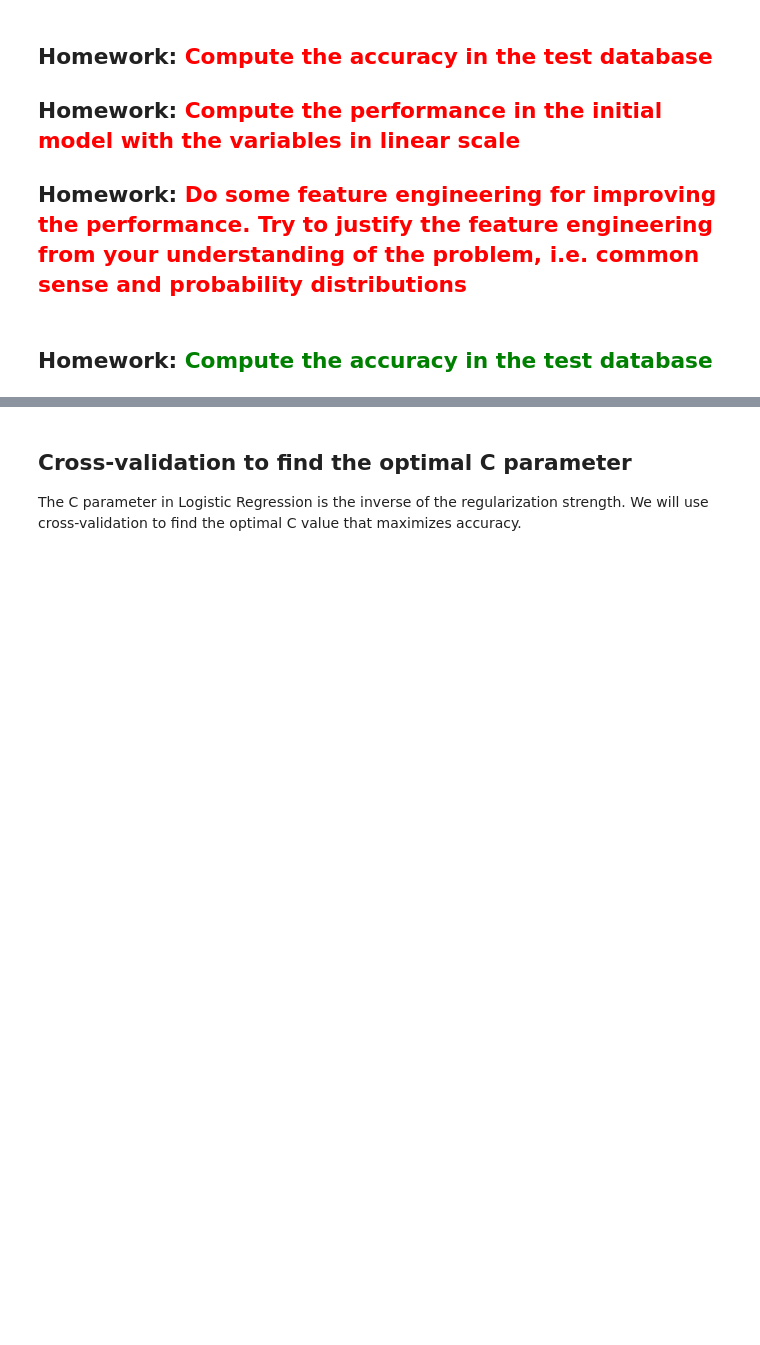
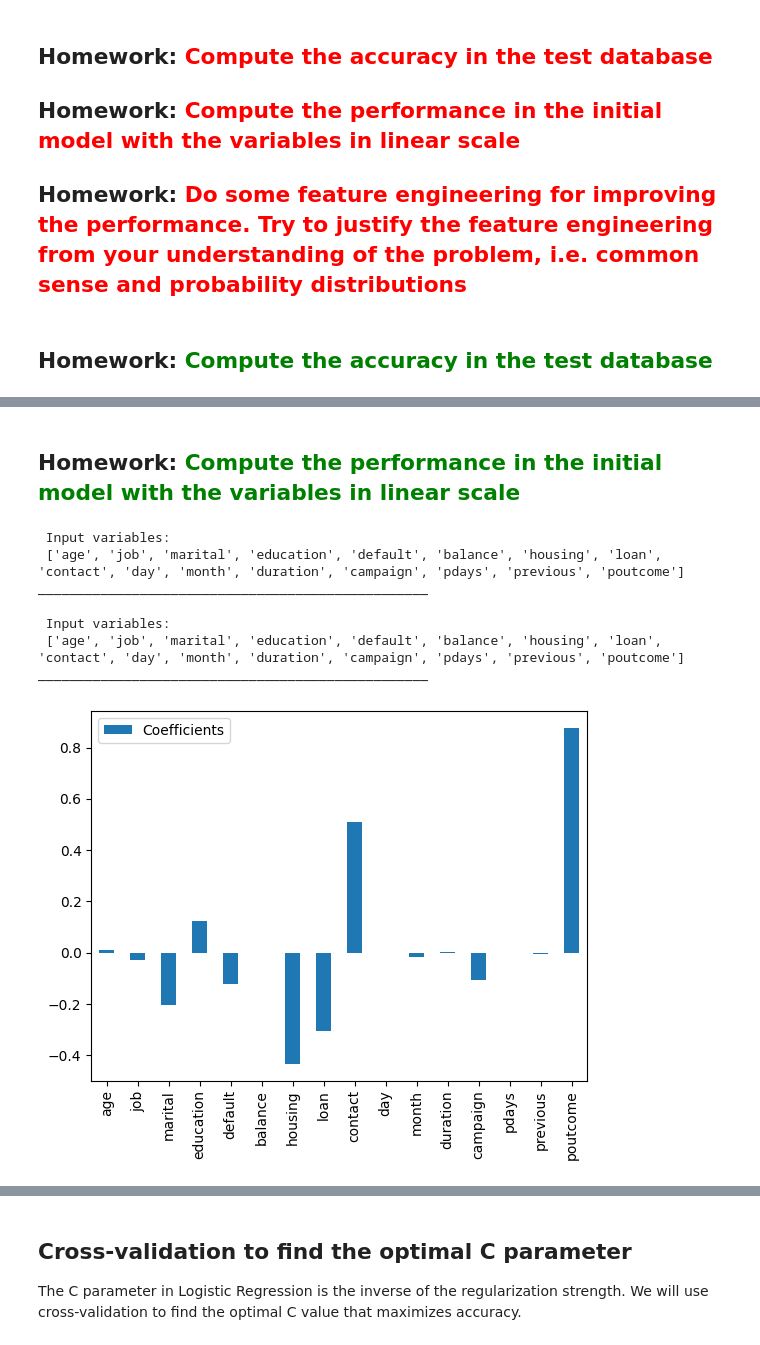
Before and after one commit to MarcelLopezLopez/MLEARN, a Jupyter notebook: Practicas/FourthPractice/FourthPractice.ipynb, the cells around one changed output, grey strips where cells are left out. Drawn from its saved outputs; the diff is of its cells as text; code cells hidden in the pictures; blank space fills up the shorter version.

Commit message:
Linear case done

```diff
--- a/Practicas/FourthPractice/FourthPractice.ipynb
+++ b/Practicas/FourthPractice/FourthPractice.ipynb
@@ -909 +903,36 @@ Accuracy (test)  89.5%
 [figure]
+# %% [markdown]
+## Homework: <font color='green'>Compute the performance in the initial model with the variables in linear scale</font>
+# %%
+Data_linear = Data.copy()
+Data_linear = Data_linear.drop(columns=['balance_logSale'])
+Data_linear['duration'] = np.exp(Data_linear['duration']) - 1
+
+TrainDB_linear,TestDB_linear = PartitionOfDatabase(Data_linear,Fraction = 0.75)
+TrainDB_linear = TrainDB_linear.astype('float')
+TestDB_linear = TestDB_linear.astype('float')
+
+y_linear = TrainDB_linear['y']
+InputFeatures = [fea for fea in TrainDB_linear.columns if  fea != 'y']
+print(f' Input variables: \n {InputFeatures}')
+print('_'*50)
+X_linear = TrainDB_linear[InputFeatures]
+logreg = LogisticRegression(solver='newton-cg',penalty = 'l2',C=1,max_iter = 1000,fit_intercept = True)
+logreg.fit(X_linear, y_linear)
+Features = X_linear.columns
+df = pd.DataFrame(data = logreg.coef_.T, index = Features, columns = ['Coefficients'] )
+ax = df.plot.bar()
+
+y_test_linear = TestDB_linear['y']
+InputFeatures = [fea for fea in TestDB_linear.columns if  fea != 'y']
+print(f' Input variables: \n {InputFeatures}')
+print('_'*50)
+X_test_linear = TestDB_linear[InputFeatures]
+# %% [output]
+ Input variables:
+ ['age', 'job', 'marital', 'education', 'default', 'balance', 'housing', 'loan', 'contact', 'day', 'month', 'duration', 'campaign', 'pdays', 'previous', 'poutcome']
+__________________________________________________
+ Input variables:
+ ['age', 'job', 'marital', 'education', 'default', 'balance', 'housing', 'loan', 'contact', 'day', 'month', 'duration', 'campaign', 'pdays', 'previous', 'poutcome']
+__________________________________________________
+[figure, added]
```
Also changed, not shown: parts of 6 cells of this notebook.
